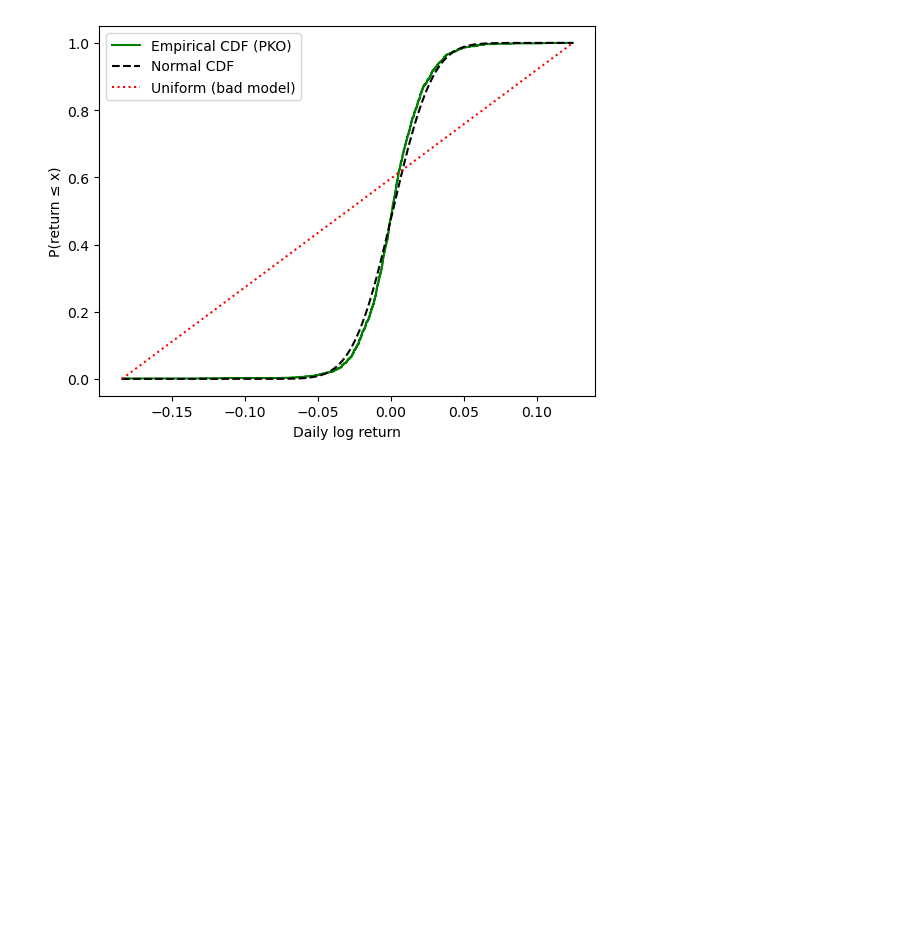
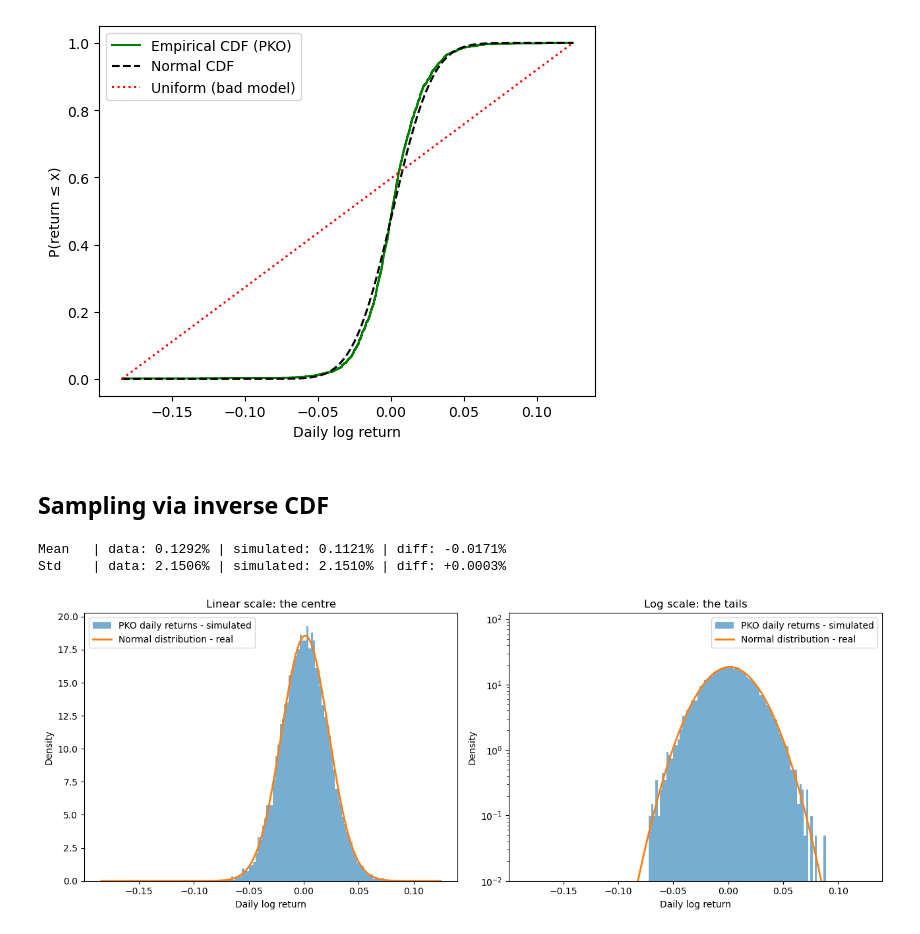
Before and after one commit to adrianchojnacki41/polish-bank-risk-monitor, a Jupyter notebook: notebooks/week1_distributions.ipynb, the cells around one changed output. Drawn from its saved outputs; the diff is of its cells as text; code cells hidden in the pictures; blank space fills up the shorter version.

```diff
--- a/notebooks/week1_distributions.ipynb
+++ b/notebooks/week1_distributions.ipynb
@@ -167,3 +167,42 @@ ax.legend()
 plt.show()
 # %% [output]
 [figure]
+# %% [markdown]
+## Sampling via inverse CDF
+# %%
+seed = 42
+number_count = 100_00
+rng = np.random.default_rng(seed)
+u = rng.random(number_count)
+normal = norm(returns_mean,returns_std)
+simulated = normal.ppf(u)
+# %%
+sim_mean = simulated.mean()
+sim_std = simulated.std()
+print(f"Mean   | data: {returns_mean:.4%} | simulated: {sim_mean:.4%} | diff: {sim_mean - returns_mean:+.4%}")
+print(f"Std    | data: {returns_std:.4%} | simulated: {sim_std:.4%} | diff: {sim_std - returns_std:+.4%}")
+# %% [output]
+Mean   | data: 0.1292% | simulated: 0.1121% | diff: -0.0171%
+Std    | data: 2.1506% | simulated: 2.1510% | diff: +0.0003%
+# %%
+normal = norm(returns_mean, returns_std)
+x = np.linspace(returns.min(), returns.max(), 500)
+
+fig, axes = plt.subplots(1, 2, figsize=(13, 5))
+
+for ax in axes:
+    ax.hist(simulated, bins=80, density=True, alpha=0.6, label="PKO daily returns - simulated")
+    ax.plot(x, normal.pdf(x), linewidth=2, label="Normal distribution - real")
+    ax.set_xlabel("Daily log return")
+    ax.set_ylabel("Density")
+    ax.legend()
+
+axes[0].set_title("Linear scale: the centre")
+axes[1].set_title("Log scale: the tails")
+axes[1].set_yscale("log")
+axes[1].set_ylim(bottom=1e-2)
+
+fig.tight_layout()
+plt.show()
+# %% [output]
+[figure, added]
```
Also changed, not shown: parts of 6 cells of this notebook, 1 other file.
